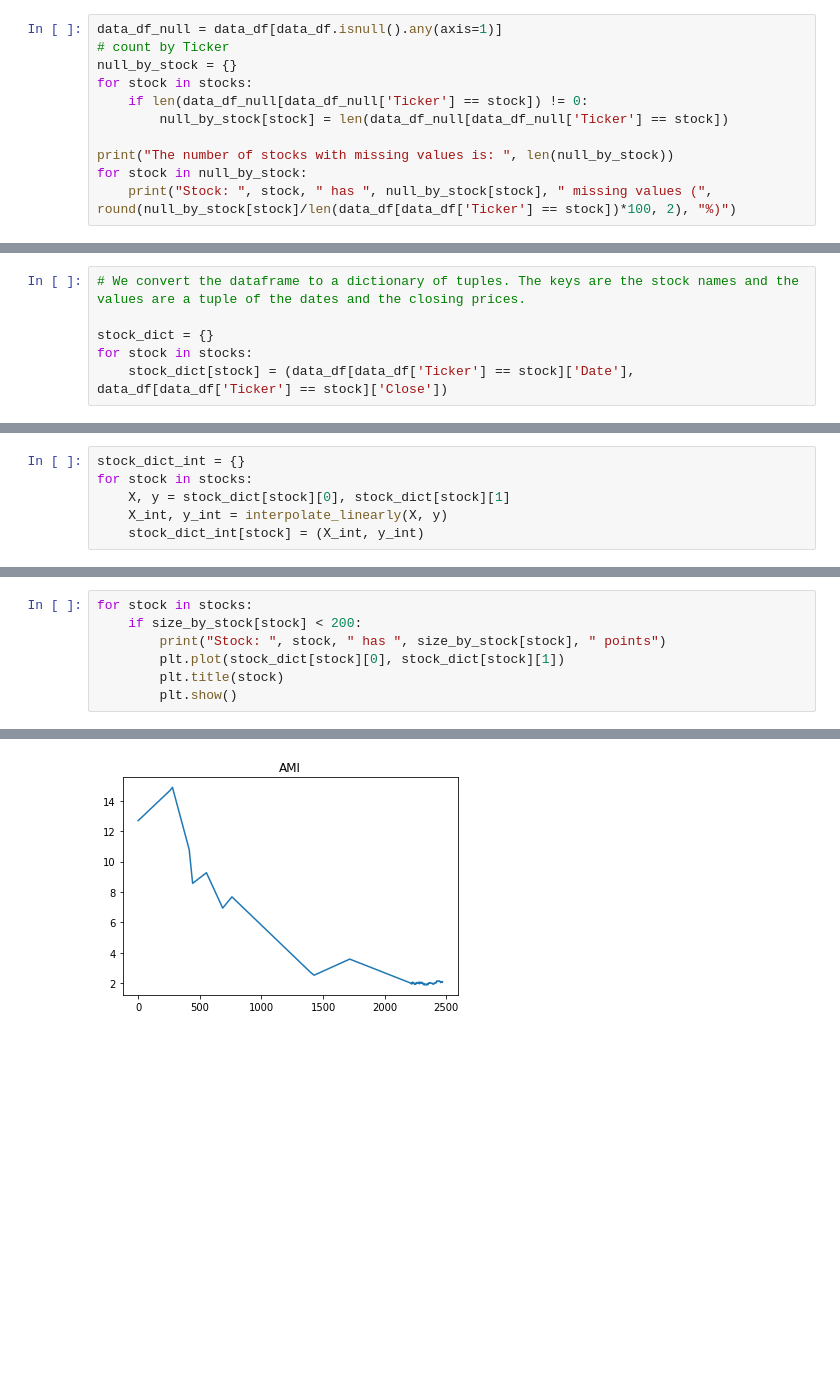
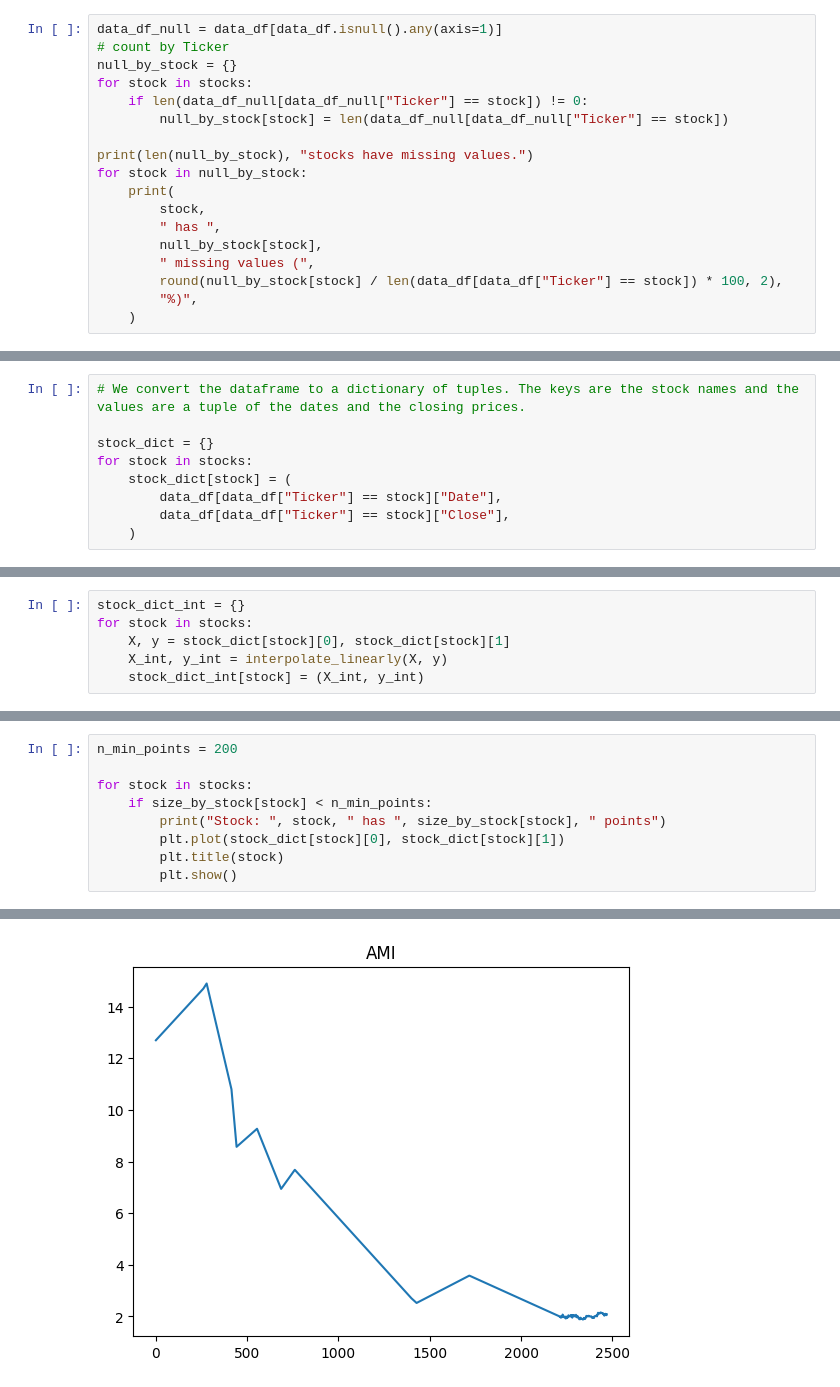
Before and after one commit to bastienlc/CPOP, a Jupyter notebook: dataset.ipynb, the cells around one changed output, grey strips where cells are left out. Saved outputs shown, nothing was run; the diff lists cells and outputs as text; blank space fills up the shorter version.

```diff
--- a/dataset.ipynb
+++ b/dataset.ipynb
@@ -47,10 +106,17 @@ data_df_null = data_df[data_df.isnull().any(axis=1)]
 # count by Ticker
 null_by_stock = {}
 for stock in stocks:
-    if len(data_df_null[data_df_null['Ticker'] == stock]) != 0:
-        null_by_stock[stock] = len(data_df_null[data_df_null['Ticker'] == stock])
+    if len(data_df_null[data_df_null["Ticker"] == stock]) != 0:
+        null_by_stock[stock] = len(data_df_null[data_df_null["Ticker"] == stock])
 
-print("The number of stocks with missing values is: ", len(null_by_stock))
+print(len(null_by_stock), "stocks have missing values.")
 for stock in null_by_stock:
-    print("Stock: ", stock, " has ", null_by_stock[stock], " missing values (", round(null_by_stock[stock]/len(data_df[data_df['Ticker'] == stock])*100, 2), "%)")
+    print(
+        stock,
+        " has ",
+        null_by_stock[stock],
+        " missing values (",
+        round(null_by_stock[stock] / len(data_df[data_df["Ticker"] == stock]) * 100, 2),
+        "%)",
+    )
 # %% [output]
@@ -102,7 +189,10 @@ data_df = data_df.drop_duplicates()
 
 stock_dict = {}
 for stock in stocks:
-    stock_dict[stock] = (data_df[data_df['Ticker'] == stock]['Date'], data_df[data_df['Ticker'] == stock]['Close'])
+    stock_dict[stock] = (
+        data_df[data_df["Ticker"] == stock]["Date"],
+        data_df[data_df["Ticker"] == stock]["Close"],
+    )
 # %%
 for stock in stocks:
     X, y = stock_dict[stock][0].values, stock_dict[stock][1].values
@@ -237,11 +331,13 @@ plt.show()
 # %%
+n_min_points = 200
+
 for stock in stocks:
-    if size_by_stock[stock] < 200:
+    if size_by_stock[stock] < n_min_points:
         print("Stock: ", stock, " has ", size_by_stock[stock], " points")
         plt.plot(stock_dict[stock][0], stock_dict[stock][1])
         plt.title(stock)
         plt.show()
 # %% [output]
 Stock:  AMI  has  180  points
-[figure, old version]
+[figure, new version]
 Stock:  AMV  has  1  points
```
Also changed, not shown: parts of 42 cells of this notebook, 10 other files.
